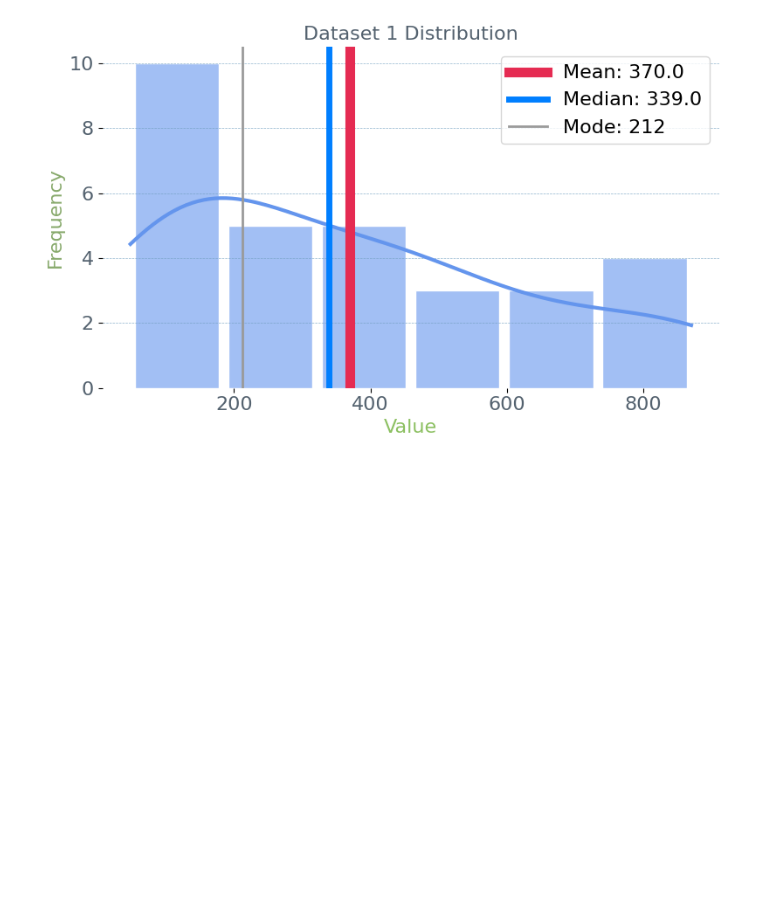
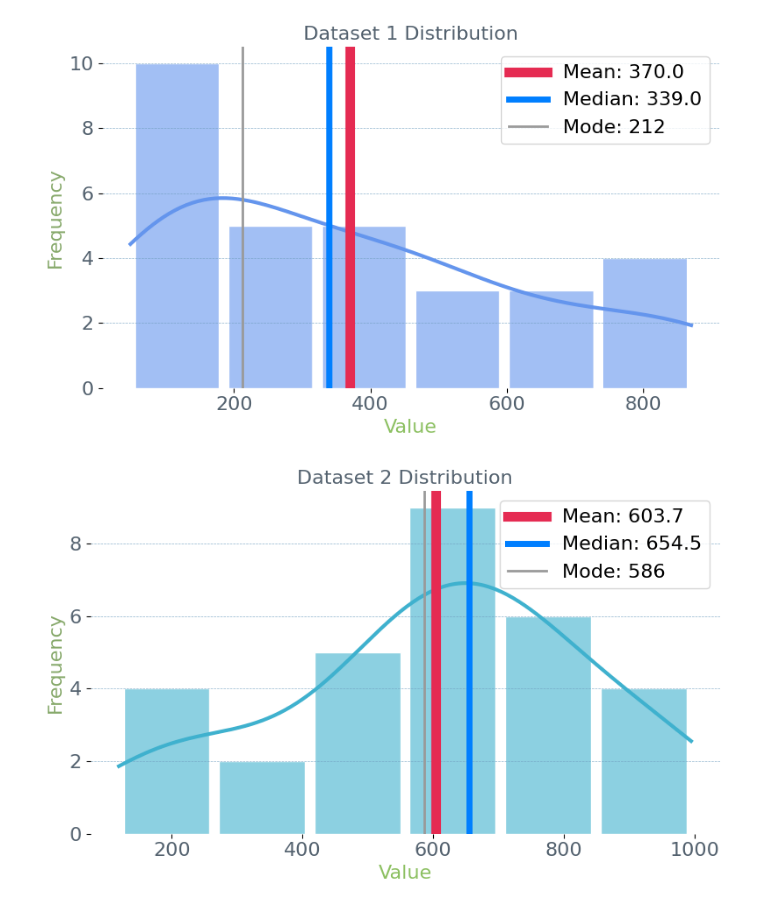
Before and after one commit to Rumaan-Kaisar/DataScience, a Jupyter notebook: Stat_ch1_dscptv/ch1_descriptive_stat_P2_prctc.ipynb, the cells around one changed output. Drawn from its saved outputs; the diff is of its cells as text; code cells hidden in the pictures; blank space fills up the shorter version.

```diff
--- a/Stat_ch1_dscptv/ch1_descriptive_stat_P2_prctc.ipynb
+++ b/Stat_ch1_dscptv/ch1_descriptive_stat_P2_prctc.ipynb
@@ -94,3 +94,50 @@ plt.tight_layout()
 plt.show()
 # %% [output]
 [figure]
+# %%
+import matplotlib.pyplot as plt
+import seaborn as sns
+import numpy as np
+from collections import Counter
+
+
+data = [586, 760, 495, 678, 559, 415, 370, 659, 119, 288, 241, 787, 522, 207, 160, 526, 656, 848, 720, 676, 581, 929, 653, 661, 770, 800, 529, 975, 995, 947]
+
+# Calculate mean, median, mode
+mean_val = np.mean(data)
+median_val = np.median(data)
+mode_val = Counter(data).most_common(1)[0][0]
+
+
+plt.figure(figsize=(8, 5))
+ax = sns.histplot(data, bins=6, kde=True, color="#3fb1ce", edgecolor='white', alpha=0.6, shrink=0.9)
+
+# Increase KDE line thickness
+for line in ax.lines:
+    line.set_linewidth(3)  # set thickness here
+
+
+# Add vertical lines
+# Add vertical lines
+plt.axvline(mean_val, color='#e52b52', linestyle='-', linewidth=8, label=f"Mean: {mean_val:.1f}")
+plt.axvline(median_val, color="#007fff", linestyle='-', linewidth=5, label=f"Median: {median_val:.1f}")
+plt.axvline(mode_val, color="#9a9a9a", linestyle='-', linewidth=2, label=f"Mode: {mode_val}")
+
+
+plt.title("Dataset 2 Distribution", fontsize=16, color="#54626f")
+plt.xlabel("Value", fontsize=16, color="#8cc061")
+plt.ylabel("Frequency", fontsize=16, color="#87a96b")
+
+plt.xticks(fontsize=16, color="#54626f")
+plt.yticks(fontsize=16, color="#54626f")
+plt.grid(axis="y", linestyle="--", linewidth=0.5, alpha=0.8, color="#72a0c1")
+
+for spine in plt.gca().spines.values():
+    spine.set_visible(False)
+
+plt.legend(loc="upper right", fontsize=16)
+
+plt.tight_layout()
+plt.show()
+# %% [output]
+[figure, added]
```
Also changed, not shown: parts of 1 cell of this notebook.
